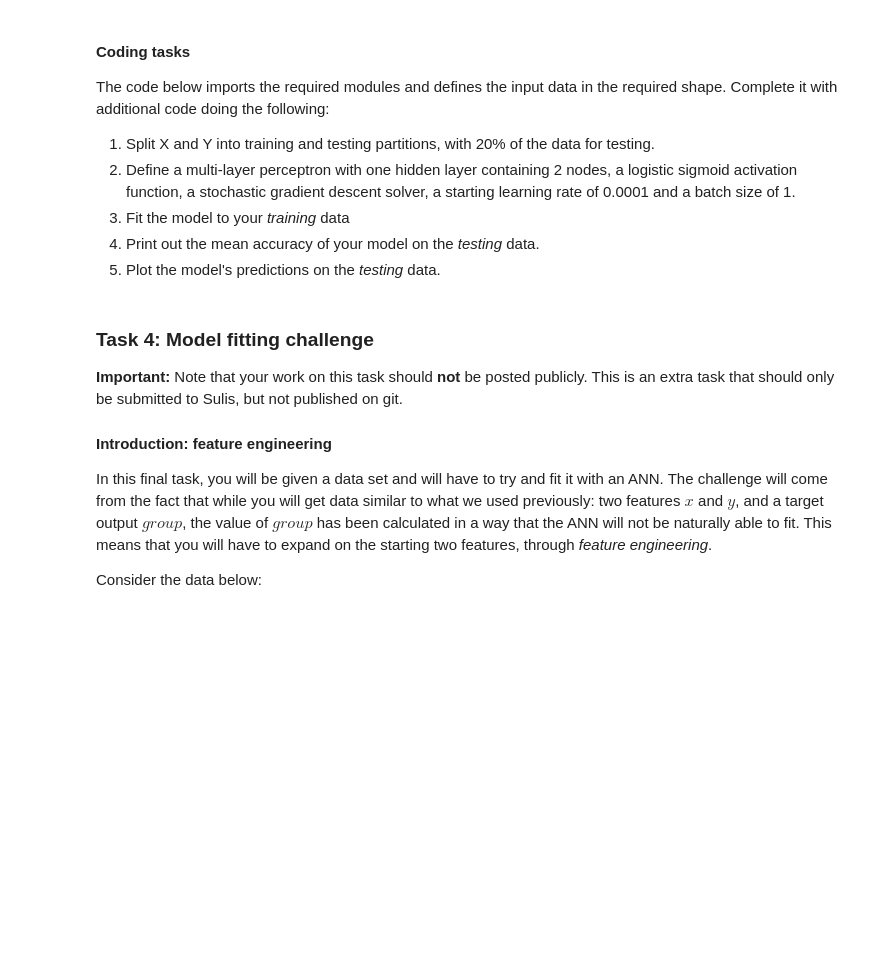
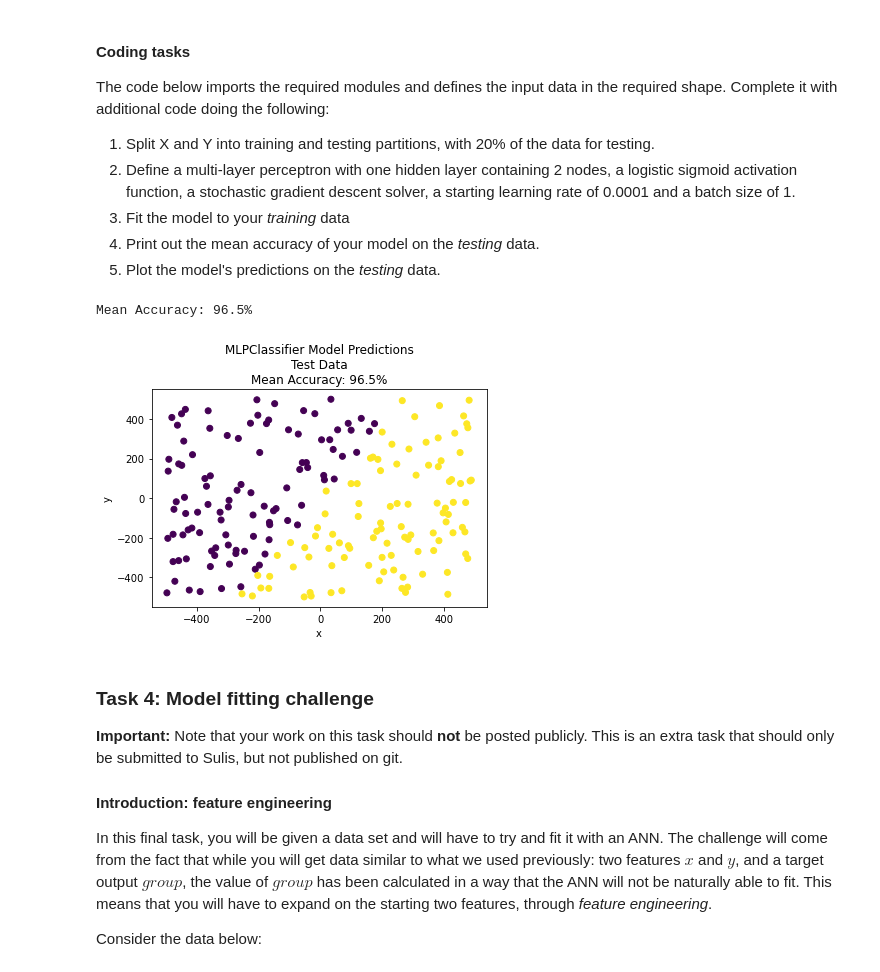
Before and after one commit to yrsci/Level8AI-CE4031-Etivity2, a Jupyter notebook: Etivity2_NeuralNetworks_21208298.ipynb, the cells around one changed output. Drawn from its saved outputs; the diff is of its cells as text; code cells hidden in the pictures; blank space fills up the shorter version.

```diff
--- a/Etivity2_NeuralNetworks_21208298.ipynb
+++ b/Etivity2_NeuralNetworks_21208298.ipynb
@@ -391,25 +409,39 @@ The code below imports the required modules and defines the input data in the re
 # %%
 from sklearn.neural_network import MLPClassifier
 from sklearn.model_selection import train_test_split
 
 # we define our input features as a single multi-dimensional array by 'stacking' them into columns
 X = np.column_stack((x,y))
 # we also define our output feature, simply for the sake of convenience
 Y = Group
 
 # split data into 80% training and 20% testing sets
-
+X_train, X_test, Y_train, Y_test = train_test_split(X, Y, test_size=0.2)
 
 # define a new MLPClassifier
-
+model = MLPClassifier(hidden_layer_sizes=(2,), \
+                      activation='logistic', \
+                      solver='sgd', \
+                      learning_rate_init=0.0001, \
+                      batch_size=1)
 
 # fit the classifier to the training data
-
+model.fit(X_train, Y_train)
 
 # print out mean accuracy of that trained model on the testing data
-
+print('Mean Accuracy: {:.1%}'.format(model.score(X_test, Y_test)))
 
 # plot the model's predictions on the testing data
+plt.scatter(X_test[:,0], X_test[:,1], c=model.predict(X_test))
+
+plt.title('MLPClassifier Model Predictions\nTest Data\nMean Accuracy: {:.1%}'.format(model.score(X_test, Y_test)))
+plt.xlabel('x')
+plt.ylabel('y')
+
+plt.show()
+# %% [output]
+Mean Accuracy: 96.5%
+[figure, added]
 # %% [markdown]
 ### Task 4: Model fitting challenge
 
```
Also changed, not shown: parts of 9 cells of this notebook.
